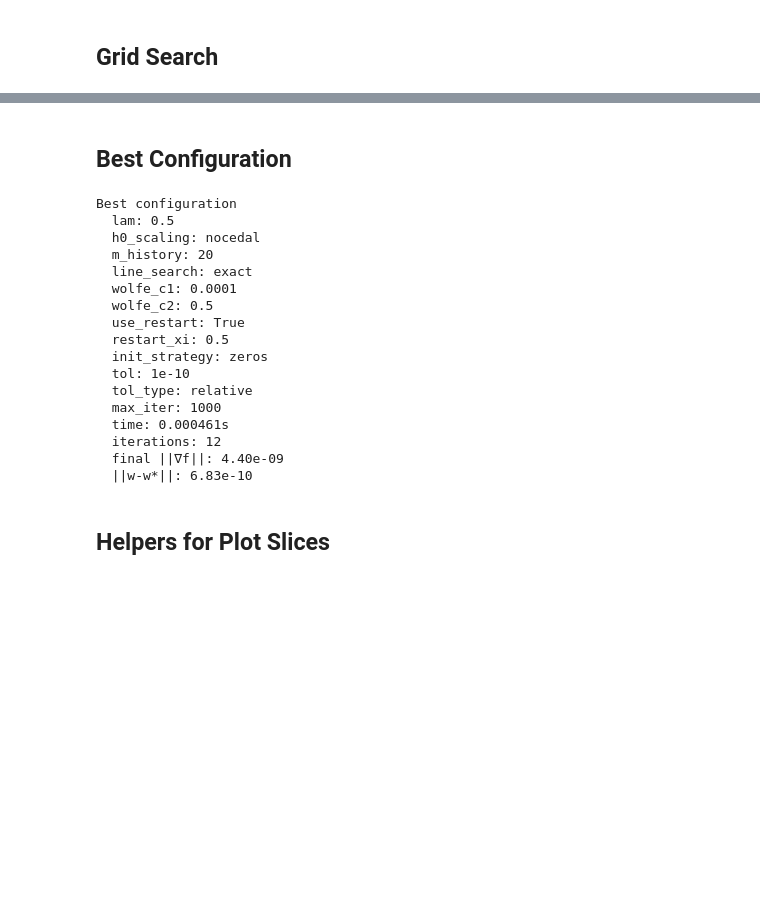
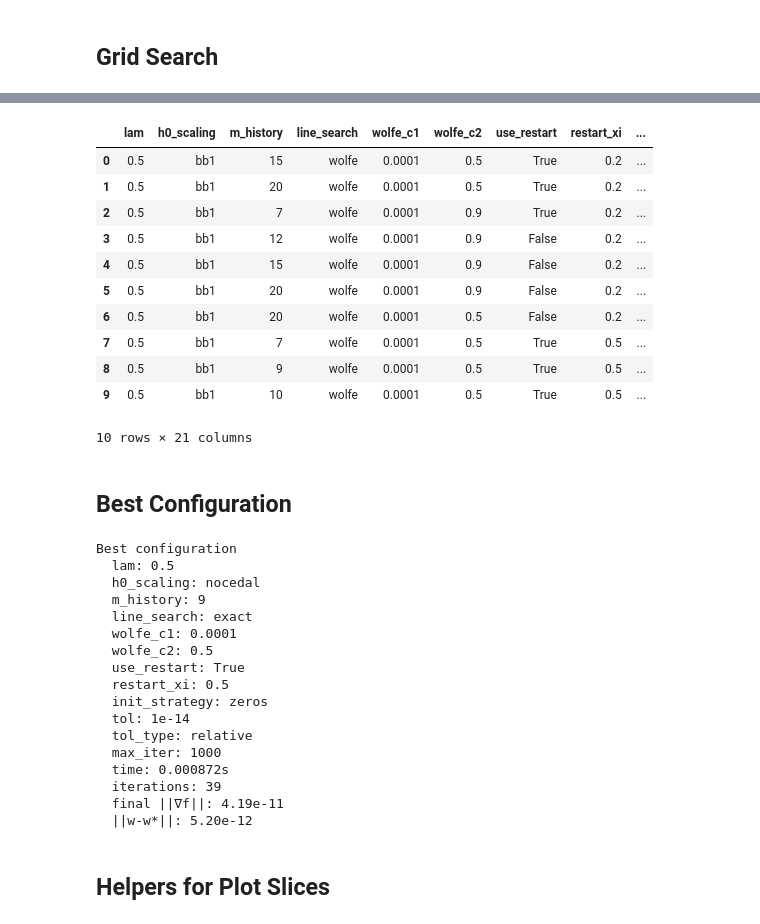
Before and after one commit to GianlucaPanzani/CM-Project-25-26, a Jupyter notebook: 05_lbfgs_grid_search.ipynb, the cells around one changed output, grey strips where cells are left out. Cells and saved outputs as stored; diff of their text form; code cells hidden in the pictures; blank space fills up the shorter version.

```diff
--- a/05_lbfgs_grid_search.ipynb
+++ b/05_lbfgs_grid_search.ipynb
@@ -198,7 +221,25 @@ grid_results.sort_values(['time', 'final_grad_norm']).reset_index(drop=True).hea
+# %%
+grid_results[grid_results['line_search'] == 'wolfe'] \
+    .sort_values(['w_error', 'n_iter', 'm_history', 'time']).reset_index(drop=True).head(10)
+# %% [output]
+|  | lam | h0_scaling | m_history | line_search | wolfe_c1 | wolfe_c2 | use_restart | restart_xi | ... |
+| 0 | 0.5 | bb1 | 15 | wolfe | 0.0001 | 0.5 | True | 0.2 | ... |
+| 1 | 0.5 | bb1 | 20 | wolfe | 0.0001 | 0.5 | True | 0.2 | ... |
+| 2 | 0.5 | bb1 | 7 | wolfe | 0.0001 | 0.9 | True | 0.2 | ... |
+| 3 | 0.5 | bb1 | 12 | wolfe | 0.0001 | 0.9 | False | 0.2 | ... |
+| 4 | 0.5 | bb1 | 15 | wolfe | 0.0001 | 0.9 | False | 0.2 | ... |
+| 5 | 0.5 | bb1 | 20 | wolfe | 0.0001 | 0.9 | False | 0.2 | ... |
+| 6 | 0.5 | bb1 | 20 | wolfe | 0.0001 | 0.5 | False | 0.2 | ... |
+| 7 | 0.5 | bb1 | 7 | wolfe | 0.0001 | 0.5 | True | 0.5 | ... |
+| 8 | 0.5 | bb1 | 9 | wolfe | 0.0001 | 0.5 | True | 0.5 | ... |
+| 9 | 0.5 | bb1 | 10 | wolfe | 0.0001 | 0.5 | True | 0.5 | ... |
+10 rows × 21 columns
 # %% [markdown]
 ## Best Configuration
 # %%
-best_row = grid_results.sort_values(['time', 'final_grad_norm']).iloc[0]
+#best_row = converged_zeros.sort_values(['n_iter', 'time']).iloc[0]
+best_row = converged_zeros.sort_values(['n_iter', 'm_history', 'time']).iloc[0]
+
 best_params = {name: best_row[name] for name in param_names}
 
 print("Best configuration")
@@ -212,20 +253,20 @@ print(f"  ||w-w*||: {best_row['w_error']:.2e}")
 Best configuration
   lam: 0.5
   h0_scaling: nocedal
-  m_history: 20
+  m_history: 9
   line_search: exact
   wolfe_c1: 0.0001
   wolfe_c2: 0.5
   use_restart: True
   restart_xi: 0.5
   init_strategy: zeros
-  tol: 1e-10
+  tol: 1e-14
   tol_type: relative
   max_iter: 1000
-  time: 0.000461s
-  iterations: 12
-  final ||∇f||: 4.40e-09
-  ||w-w*||: 6.83e-10
+  time: 0.000872s
+  iterations: 39
+  final ||∇f||: 4.19e-11
+  ||w-w*||: 5.20e-12
 # %% [markdown]
 ## Helpers for Plot Slices
 # %%
```
Also changed, not shown: parts of 21 cells of this notebook, 3 other files.
